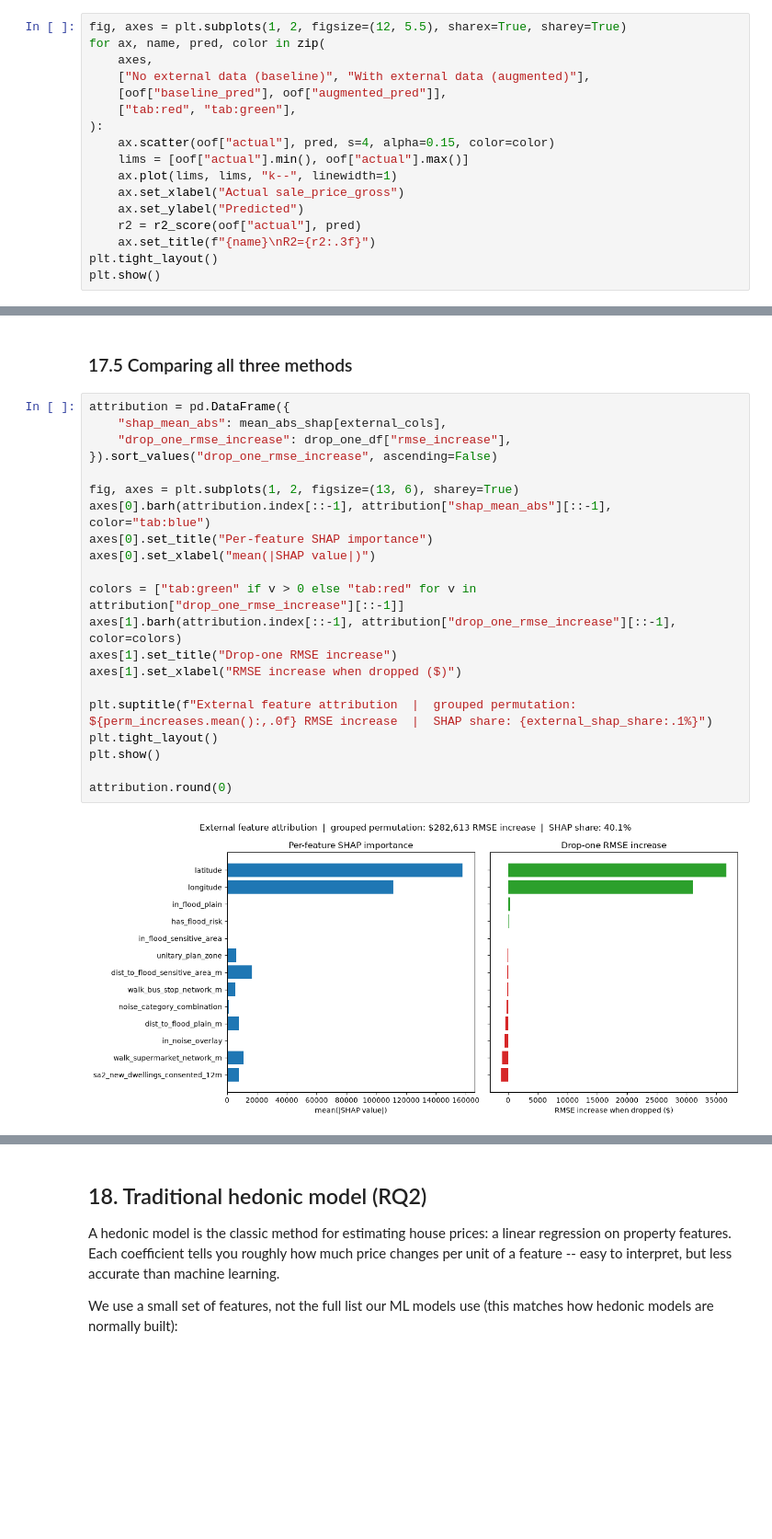
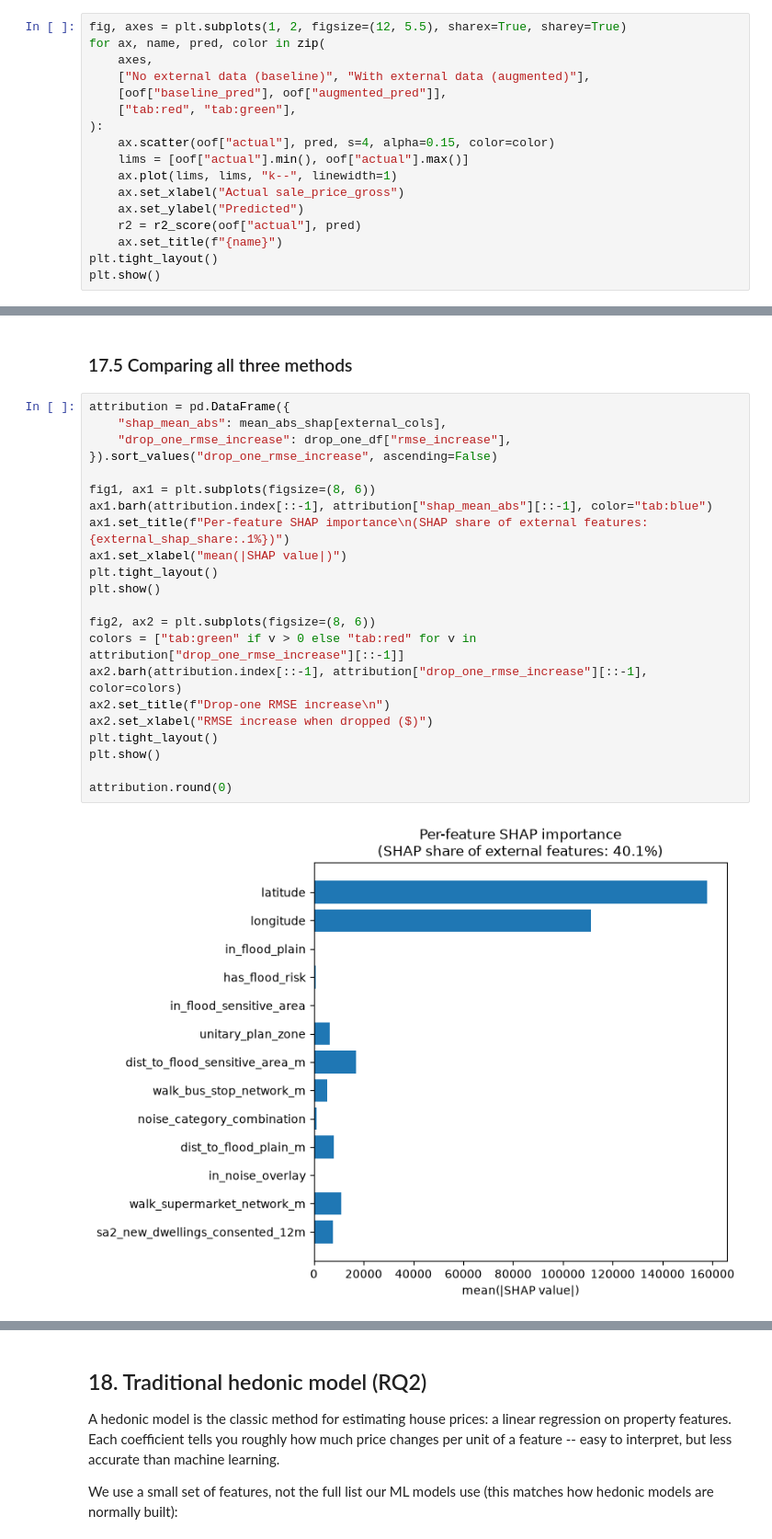
Before and after one commit to hugn456/COMPSCI_760_Group_3_Intelligent_Real_Estate_Price_Prediction_Model, a Jupyter notebook: old/final - Copy.ipynb, the cells around one changed output, grey strips where cells are left out. Shown at 92% size. Cells and saved outputs as stored; diff of their text form; blank space fills up the shorter version.

```diff
--- a/final.ipynb
+++ b/old/final - Copy.ipynb
@@ -1114,7 +1173,7 @@ for ax, name, pred, color in zip(
     ax.set_xlabel("Actual sale_price_gross")
     ax.set_ylabel("Predicted")
     r2 = r2_score(oof["actual"], pred)
-    ax.set_title(f"{name}\nR2={r2:.3f}")
+    ax.set_title(f"{name}")
 plt.tight_layout()
 plt.show()
 # %% [output]
@@ -1312,23 +1371,24 @@ drop_one_df.round(0)
 # %%
 attribution = pd.DataFrame({
     "shap_mean_abs": mean_abs_shap[external_cols],
     "drop_one_rmse_increase": drop_one_df["rmse_increase"],
 }).sort_values("drop_one_rmse_increase", ascending=False)
 
-fig, axes = plt.subplots(1, 2, figsize=(13, 6), sharey=True)
-axes[0].barh(attribution.index[::-1], attribution["shap_mean_abs"][::-1], color="tab:blue")
-axes[0].set_title("Per-feature SHAP importance")
-axes[0].set_xlabel("mean(|SHAP value|)")
+fig1, ax1 = plt.subplots(figsize=(8, 6))
+ax1.barh(attribution.index[::-1], attribution["shap_mean_abs"][::-1], color="tab:blue")
+ax1.set_title(f"Per-feature SHAP importance\n(SHAP share of external features: {external_shap_share:.1%})")
+ax1.set_xlabel("mean(|SHAP value|)")
+plt.tight_layout()
+plt.show()
 
+fig2, ax2 = plt.subplots(figsize=(8, 6))
 colors = ["tab:green" if v > 0 else "tab:red" for v in attribution["drop_one_rmse_increase"][::-1]]
-axes[1].barh(attribution.index[::-1], attribution["drop_one_rmse_increase"][::-1], color=colors)
-axes[1].set_title("Drop-one RMSE increase")
-axes[1].set_xlabel("RMSE increase when dropped ($)")
-
-plt.suptitle(f"External feature attribution  |  grouped permutation: ${perm_increases.mean():,.0f} RMSE increase  |  SHAP share: {external_shap_share:.1%}")
+ax2.barh(attribution.index[::-1], attribution["drop_one_rmse_increase"][::-1], color=colors)
+ax2.set_title(f"Drop-one RMSE increase\n")
+ax2.set_xlabel("RMSE increase when dropped ($)")
 plt.tight_layout()
 plt.show()
 
 attribution.round(0)
 # %% [output]
-[figure, old version]
+[figure, new version]
```
Also changed, not shown: parts of 12 cells of this notebook, 22 other files.
